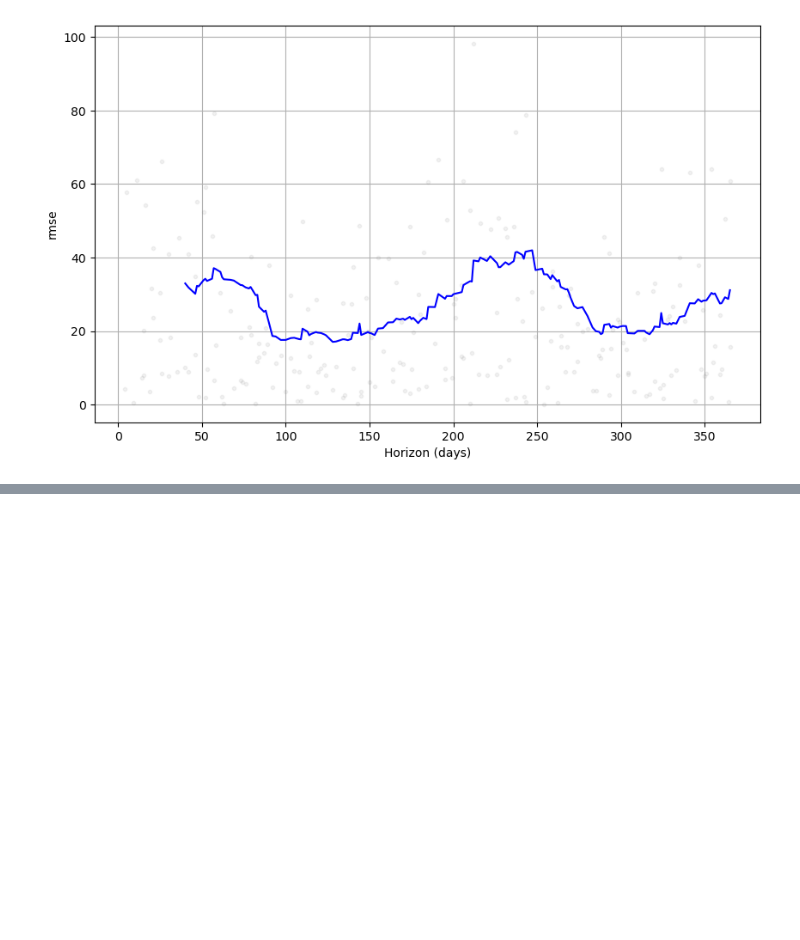
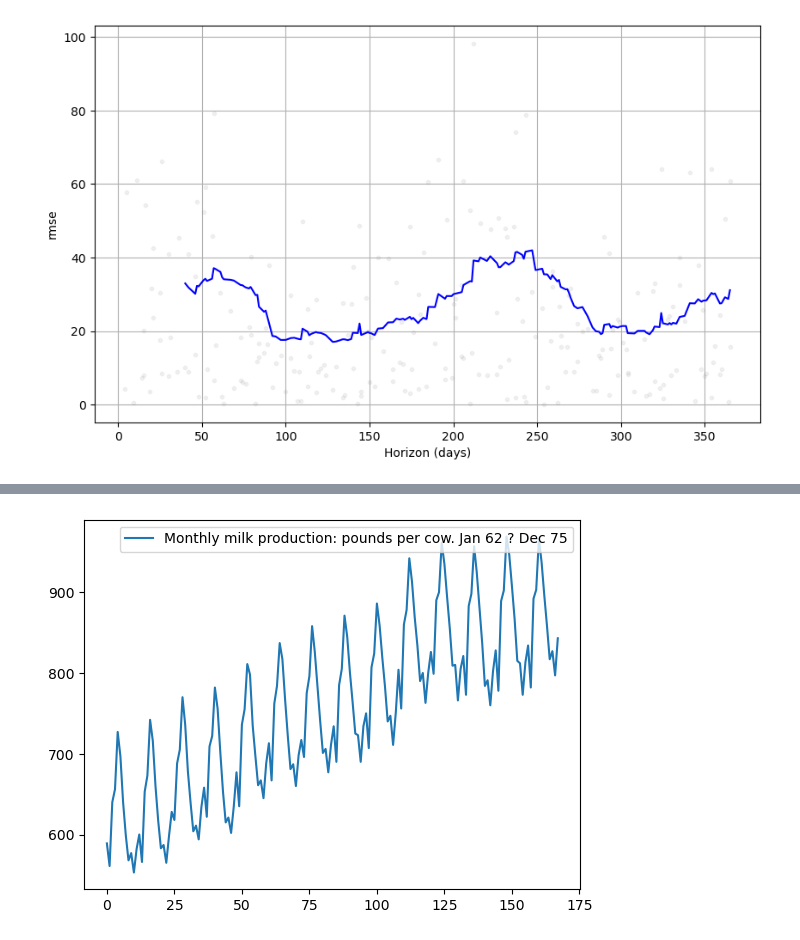
Before and after one commit to orbin123/Machine_Learning, a Jupyter notebook: Time_Series_Analysis/WEEK 2/fbprophet.ipynb, the cells around one changed output, grey strips where cells are left out. Drawn from its saved outputs; the diff is of its cells as text; code cells hidden in the pictures; blank space fills up the shorter version.

```diff
--- a/Time_Series_Analysis/WEEK 2/fbprophet.ipynb
+++ b/Time_Series_Analysis/WEEK 2/fbprophet.ipynb
@@ -227,0 +233,3 @@ plt.show();
+# %%
+df = pd.read_csv('monthly-milk-production-pounds.csv')
+df.head()
@@ -227,0 +243,2 @@ plt.show();
+# %%
+df = df[:-1]
@@ -227,0 +265,5 @@ plt.show();
+# %%
+df.plot()
+plt.show();
+# %% [output]
+[figure, added]
```
Also changed, not shown: parts of 19 cells of this notebook, 4 other files.
